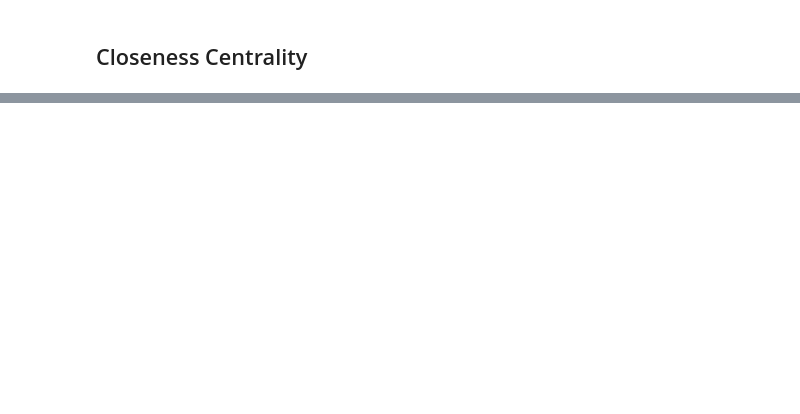
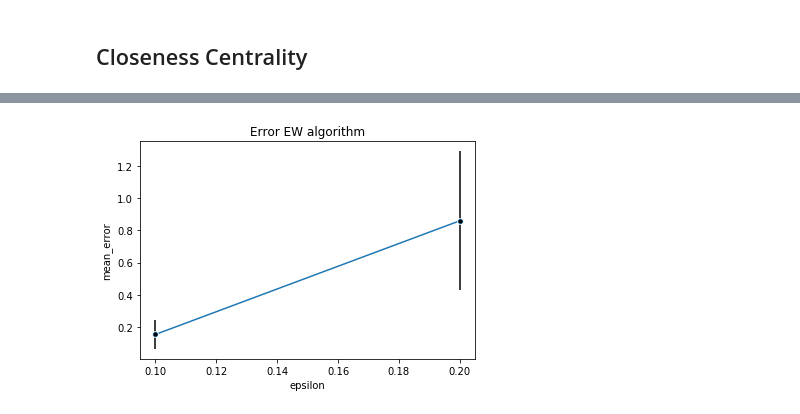
Before and after one commit to MattBlue92/Progetto-APMD-AAGM-2020, a Jupyter notebook: notebooks/Performances.ipynb, the cells around one changed output, grey strips where cells are left out. Cells and saved outputs as stored; diff of their text form; code cells hidden in the pictures; blank space fills up the shorter version.

Commit message:
fix error

```diff
--- a/notebooks/Performances.ipynb
+++ b/notebooks/Performances.ipynb
@@ -102,5 +109,7 @@ else:
 # %%
 plt.title("Error EW algorithm")
-plot=sns.lineplot(x="epsilon", y="error", marker="o", data=df_performance)
+plot=sns.lineplot(x="epsilon", y="mean_error", marker="o", data=df_performance)
 plt.errorbar(df_performance["epsilon"], df_performance["mean_error"], yerr=df_performance["std_error"], fmt='.k')
 plt.show()
+# %% [output]
+[figure, added]
```
Also changed, not shown: parts of 3 cells of this notebook.
